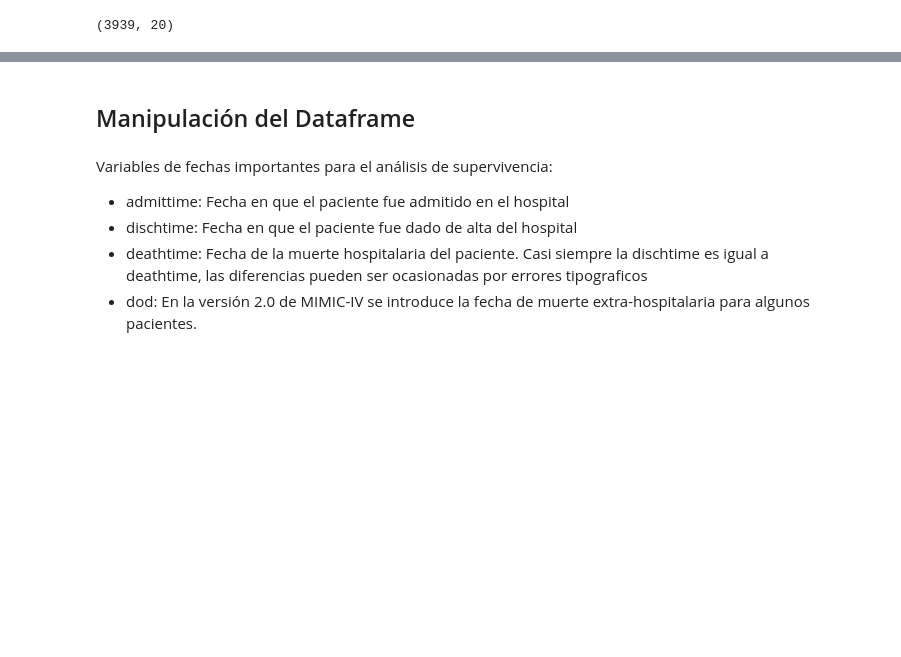
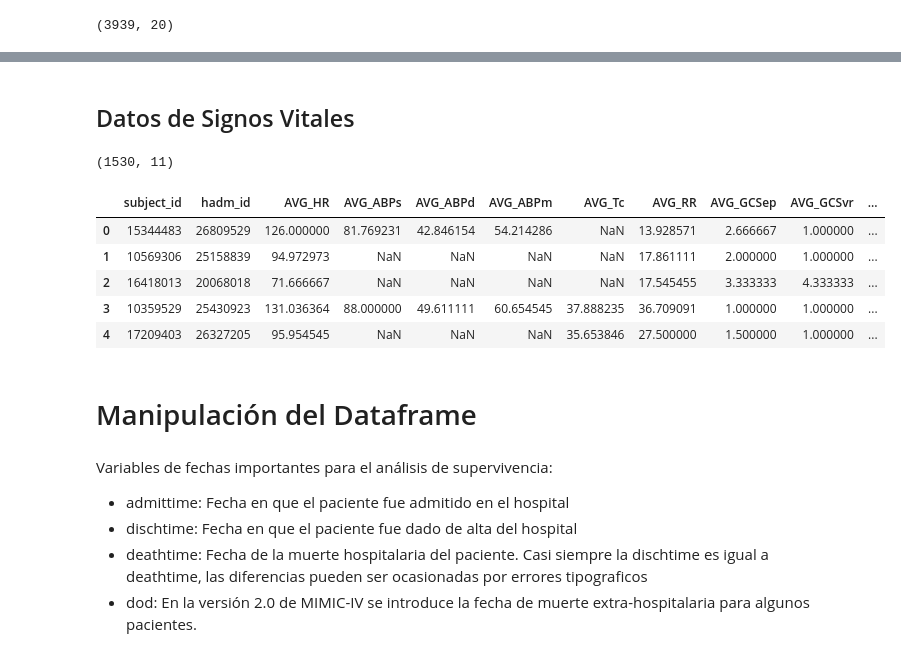
Before and after one commit to smenaaliaga/tesis_magister, a Jupyter notebook: data_mimic_iv.ipynb, the cells around one changed output, grey strips where cells are left out. Cells and saved outputs as stored; diff of their text form; code cells hidden in the pictures; blank space fills up the shorter version.

Commit message:
Examenes de Laboratorio y Signos Vitales

```diff
--- a/data_mimic_iv.ipynb
+++ b/data_mimic_iv.ipynb
@@ -116,5 +183,48 @@ df.head()
+# %% [markdown]
+## Datos de Signos Vitales
+# %%
+vital = client.query('''
+SELECT * FROM
+(
+SELECT a.subject_id, a.hadm_id, b.label, valuenum
+FROM `physionet-data.mimiciv_icu.chartevents` a
+INNER JOIN `physionet-data.mimiciv_icu.d_items` b ON a.itemid = b.itemid
+INNER JOIN `mimic-356201.temps.temp_patients_hadm` c ON a.subject_id = c.subject_id AND a.hadm_id = c.hadm_id
+WHERE charttime BETWEEN c.dischtime AND DATE_ADD(c.dischtime, INTERVAL 1 DAY)
+)
+PIVOT
+(
+  -- #2 Aggregate
+  AVG(valuenum) AS AVG
+  -- #3 Pivot Column
+  FOR label in (
+      'Heart Rate' AS HR,                           -- Frecuencia cardíaca media
+      'Arterial Blood Pressure systolic' AS ABPs,   -- Presión arterial sistólica media
+      'Arterial Blood Pressure diastolic' AS ABPd,  -- Presión arterial diastólica media
+      'Arterial Blood Pressure mean' AS ABPm,       -- Presión arterial media
+      'Temperature Celsius' AS Tc,                  -- Temperatura media
+      'Respiratory Rate' AS RR,                     -- Frecuencia Respiratoria
+      'GCS - Eye Opening' AS GCSep,                 -- Glasgow - Eye Opening
+      'GCS - Verbal Response' AS GCSvr,             -- Glasgow - Verbal Response
+      'GCS - Motor Response' AS GCSmr               -- Glasgow - Motor Response
+    )
+)
+''').to_dataframe()
+
+vital.shape
+# %% [output]
+(1530, 11)
+# %%
+vital.head()
+# %% [output]
+|  | subject_id | hadm_id | AVG_HR | AVG_ABPs | AVG_ABPd | AVG_ABPm | AVG_Tc | AVG_RR | AVG_GCSep | AVG_GCSvr | ... |
+| 0 | 15344483 | 26809529 | 126.000000 | 81.769231 | 42.846154 | 54.214286 | NaN | 13.928571 | 2.666667 | 1.000000 | ... |
+| 1 | 10569306 | 25158839 | 94.972973 | NaN | NaN | NaN | NaN | 17.861111 | 2.000000 | 1.000000 | ... |
+| 2 | 16418013 | 20068018 | 71.666667 | NaN | NaN | NaN | NaN | 17.545455 | 3.333333 | 4.333333 | ... |
+| 3 | 10359529 | 25430923 | 131.036364 | 88.000000 | 49.611111 | 60.654545 | 37.888235 | 36.709091 | 1.000000 | 1.000000 | ... |
+| 4 | 17209403 | 26327205 | 95.954545 | NaN | NaN | NaN | 35.653846 | 27.500000 | 1.500000 | 1.000000 | ... |
 # %% [markdown]
-## Manipulación del Dataframe
+# Manipulación del Dataframe
 # %%
 # Transformación de Datetime (Fecha-Hora) a Date (Fecha)
 df['admittime'] = pd.to_datetime(df['admittime']).dt.date
```
Also changed, not shown: parts of 15 cells of this notebook.
